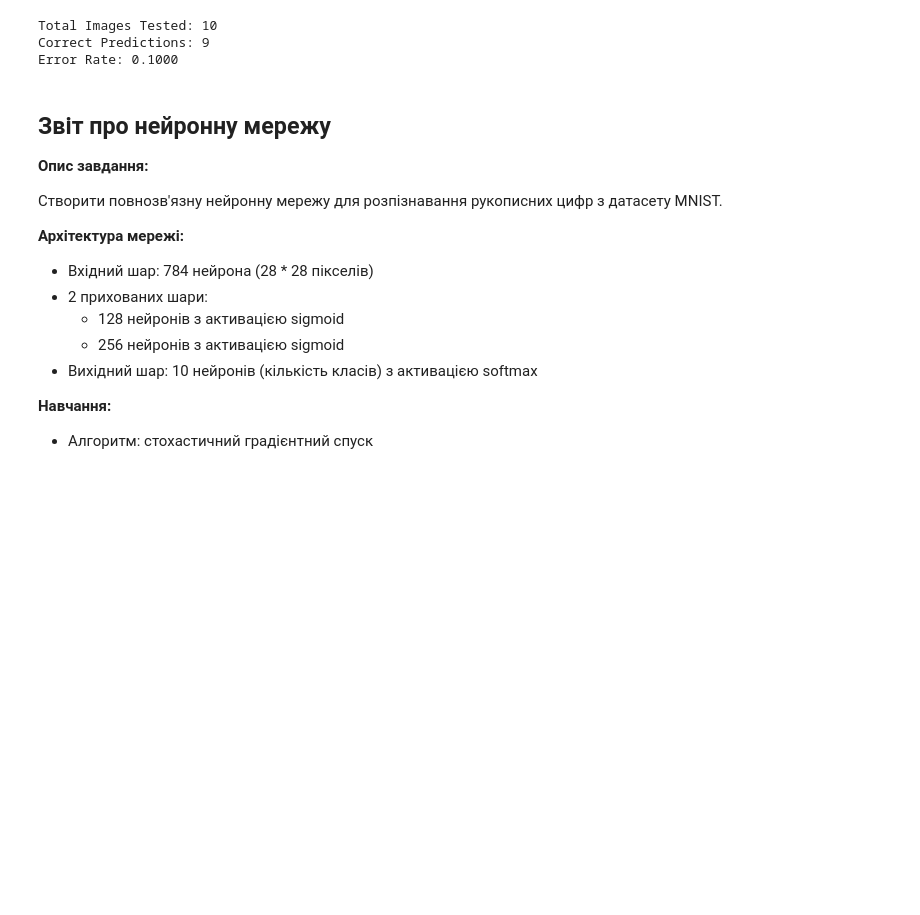
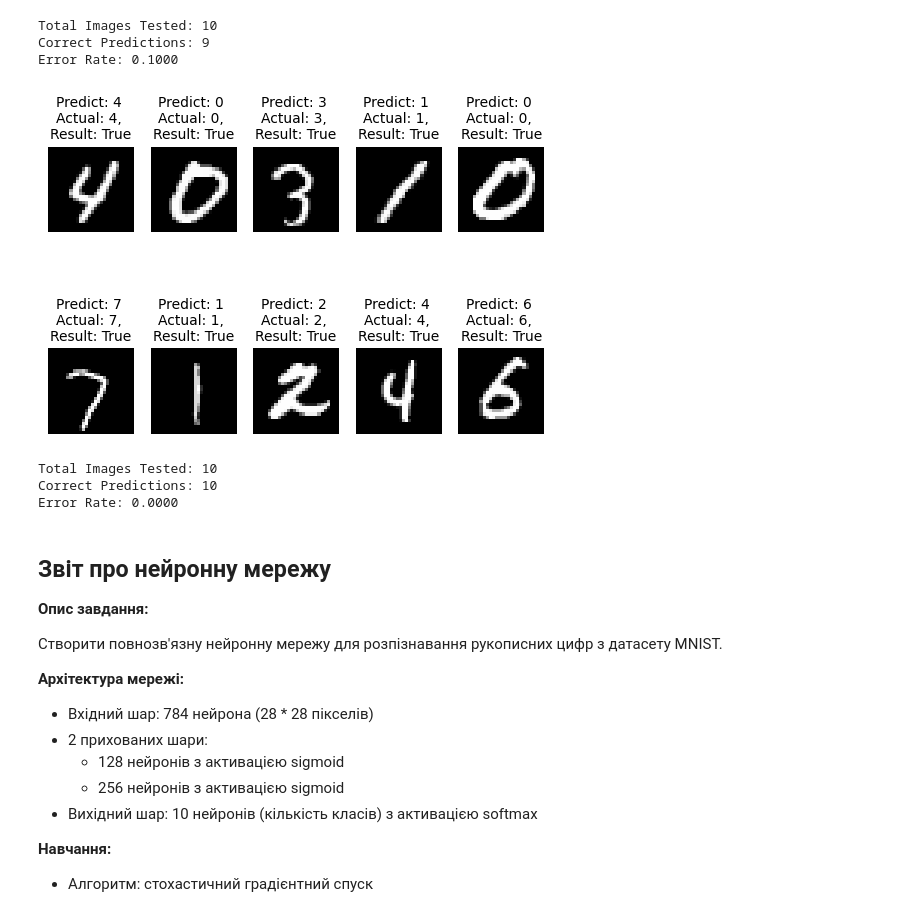
Before and after one commit to OleksiyM/Data_Science, a Jupyter notebook: Module_08/HW8.ipynb, the cells around one changed output. Saved outputs shown, nothing was run; the diff lists cells and outputs as text; code cells hidden in the pictures; blank space fills up the shorter version.

```diff
--- a/Module_08/HW8.ipynb
+++ b/Module_08/HW8.ipynb
@@ -296,6 +296,47 @@ print(f"Error Rate: {error_rate:.4f}")
 Total Images Tested: 10
 Correct Predictions: 9
 Error Rate: 0.1000
+# %%
+# Протестуйте навчену нейромережу на 10 зображеннях. З тестової вибірки візьміть 5
+# випадкових зображень і передайте їх у нейронну мережу.
+# Виведіть зображення та випишіть  поруч відповідь нейромережі.
+# Зробіть висновок про те, чи помиляється твоя нейронна мережа, і якщо так, то як часто?
+
+images_to_show = 10  # number of images to test
+correct_predictions = 0
+p = 0
+
+random_indexes = random.sample(range(0, len(x_test)), images_to_show)
+
+for i in random_indexes:
+    p += 1
+    test_image = x_test[i].reshape(28, 28)
+    test_image_flattened = x_test[i].reshape(1, 784)
+
+    prediction = neural_net(test_image_flattened)
+    predicted_class = np.argmax(prediction.numpy())
+    actual_class = y_test[i]
+    result = predicted_class == actual_class
+
+    if predicted_class == actual_class:
+        correct_predictions += 1
+
+    plt.subplot(2, 5, p)
+    plt.imshow(test_image, cmap='gray')
+    plt.title(f"Predict: {predicted_class} \nActual: {actual_class}, \nResult: {result}", fontsize=10)
+    plt.axis('off')
+
+plt.show()
+
+error_rate = (images_to_show - correct_predictions) / images_to_show
+print(f"Total Images Tested: {images_to_show}")
+print(f"Correct Predictions: {correct_predictions}")
+print(f"Error Rate: {error_rate:.4f}")
+# %% [output]
+[figure, added]
+Total Images Tested: 10
+Correct Predictions: 10
+Error Rate: 0.0000
 # %% [markdown]
 ## Звіт про нейронну мережу
 
```
Also changed, not shown: parts of 7 cells of this notebook.
